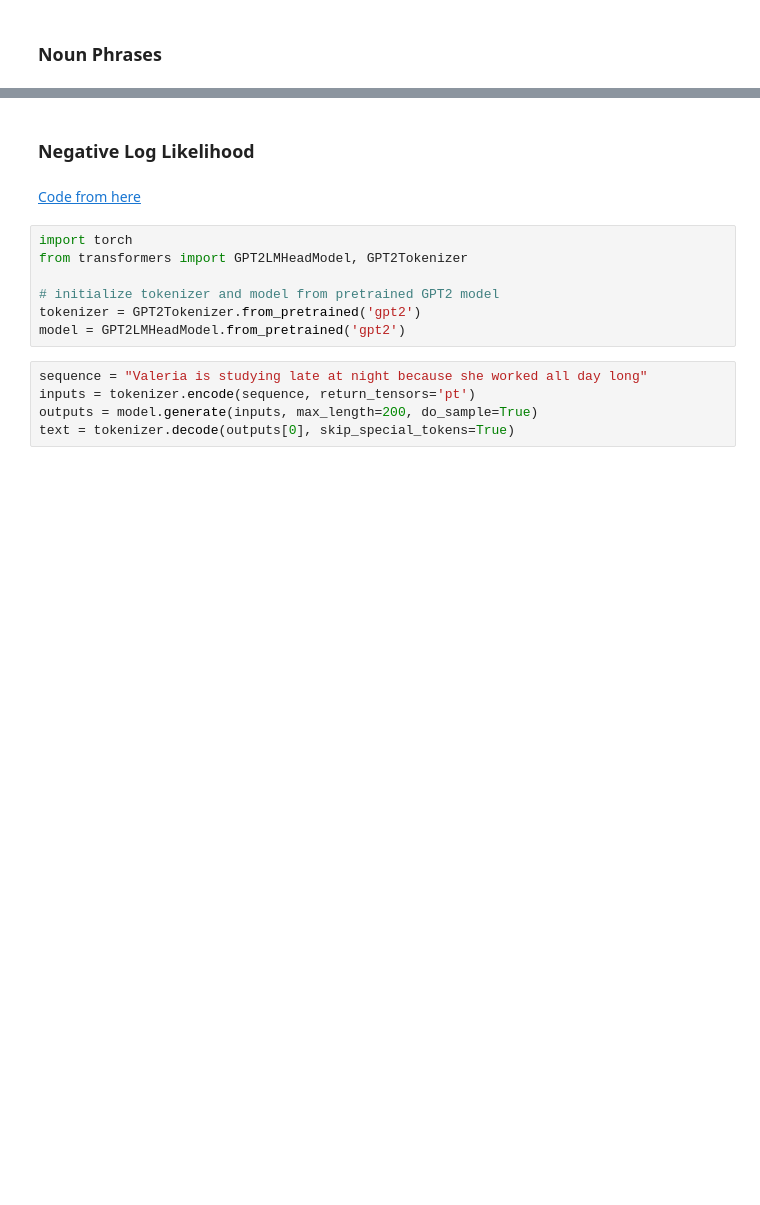
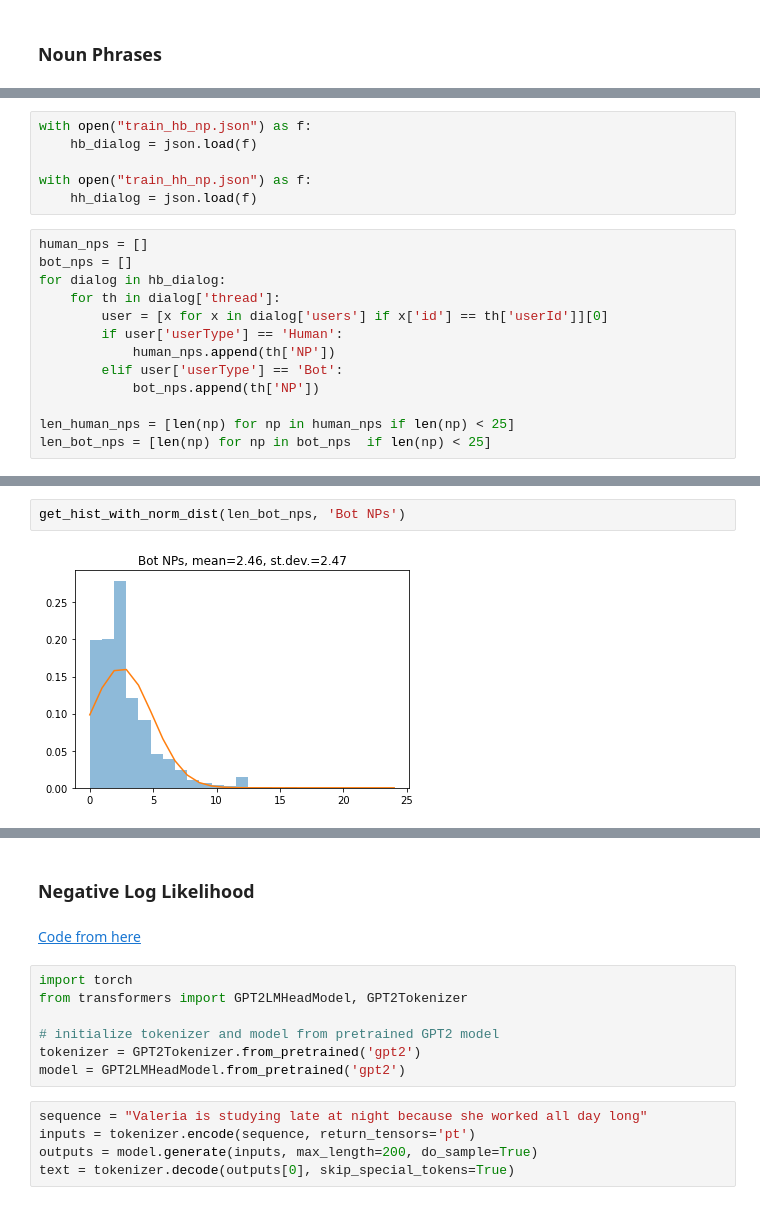
Before and after one commit to lerastromtsova/social-chatbot-initiative, a Jupyter notebook: Dataset_Analysis.ipynb, the cells around one changed output, grey strips where cells are left out. Cells and saved outputs as stored; diff of their text form; blank space fills up the shorter version.

```diff
--- a/Dataset_Analysis.ipynb
+++ b/Dataset_Analysis.ipynb
@@ -646,0 +662,19 @@ get_NPs(hb_dialog)
+# %%
+with open("train_hb_np.json") as f:
+    hb_dialog = json.load(f)
+
+with open("train_hh_np.json") as f:
+    hh_dialog = json.load(f)
+# %%
+human_nps = []
+bot_nps = []
+for dialog in hb_dialog:
+    for th in dialog['thread']:
+        user = [x for x in dialog['users'] if x['id'] == th['userId']][0]
+        if user['userType'] == 'Human':
+            human_nps.append(th['NP'])
+        elif user['userType'] == 'Bot':
+            bot_nps.append(th['NP'])
+
+len_human_nps = [len(np) for np in human_nps if len(np) < 25]
+len_bot_nps = [len(np) for np in bot_nps  if len(np) < 25]
@@ -646,0 +685,4 @@ get_NPs(hb_dialog)
+# %%
+get_hist_with_norm_dist(len_bot_nps, 'Bot NPs')
+# %% [output]
+[figure, added]
```
Also changed, not shown: parts of 9 cells of this notebook, 2 other files.
